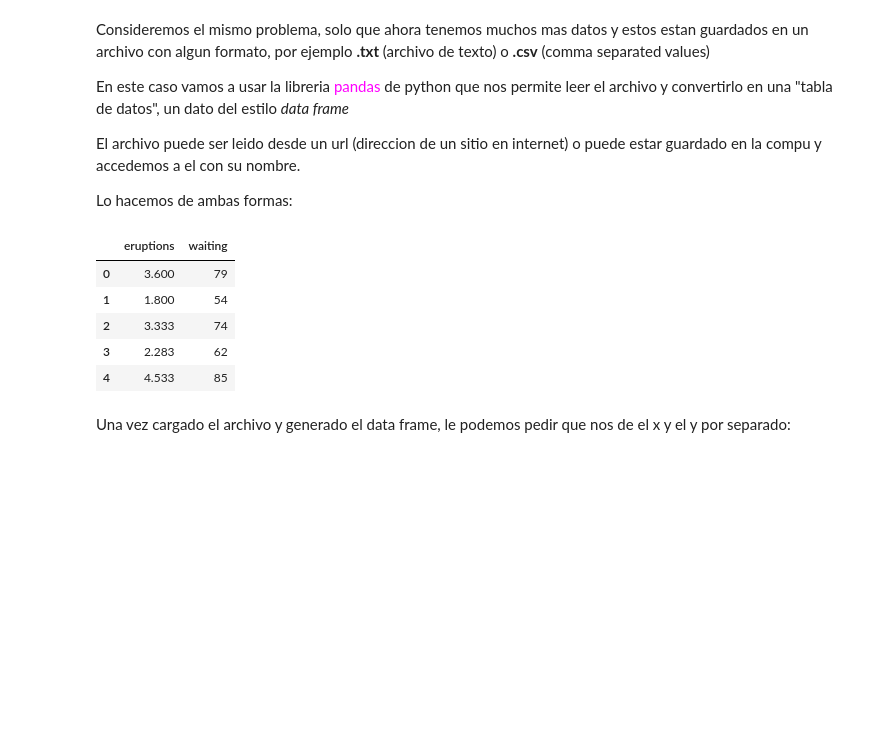
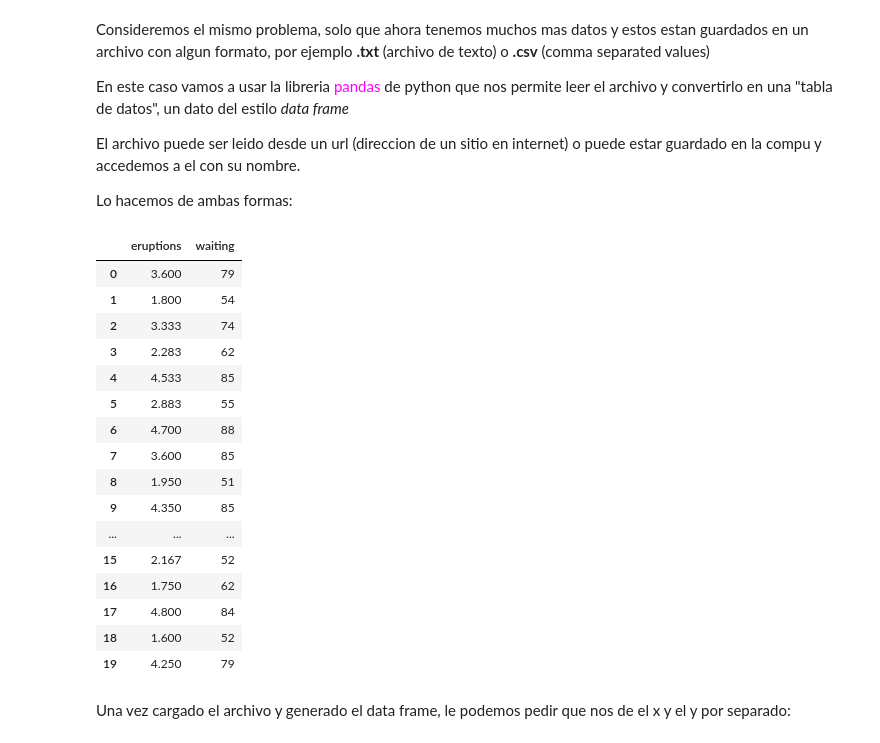
Before and after one commit to binaria010/Mate2B, a Jupyter notebook: Segunda Parte/MinimosCuadrados/Clase 1.ipynb, the cells around one changed output. Cells and saved outputs as stored; diff of their text form; code cells hidden in the pictures; blank space fills up the shorter version.

```diff
--- a/Segunda Parte/MinimosCuadrados/Clase 1.ipynb
+++ b/Segunda Parte/MinimosCuadrados/Clase 1.ipynb
@@ -135,16 +137,27 @@ Lo hacemos de ambas formas:
 # %%
 url = "https://raw.githubusercontent.com/binaria010/Mate2B/main/Segunda%20Parte/MinimosCuadrados/geyser.csv"
 
 data_faithful = pd.read_csv(url, header = 0)   # cargamos el archivo y lo convierte en un data frame. Le indicamos header =0  porque la fila 0 es el nombre de las columnas
 
-data_faithful.head()    #nos muestra las primeras 5 filas de los datos
+data_faithful.head(20)    #nos muestra las primeras 5 filas de los datos
 # %% [output]
 |  | eruptions | waiting |
 | 0 | 3.600 | 79 |
 | 1 | 1.800 | 54 |
 | 2 | 3.333 | 74 |
 | 3 | 2.283 | 62 |
 | 4 | 4.533 | 85 |
+| 5 | 2.883 | 55 |
+| 6 | 4.700 | 88 |
+| 7 | 3.600 | 85 |
+| 8 | 1.950 | 51 |
+| 9 | 4.350 | 85 |
+| ... | ... | ... |
+| 15 | 2.167 | 52 |
+| 16 | 1.750 | 62 |
+| 17 | 4.800 | 84 |
+| 18 | 1.600 | 52 |
+| 19 | 4.250 | 79 |
 # %% [markdown]
 Una vez cargado el archivo y generado el data frame, le podemos pedir que nos de el x y el y por separado:
 # %%
```
Also changed, not shown: parts of 5 cells of this notebook.
